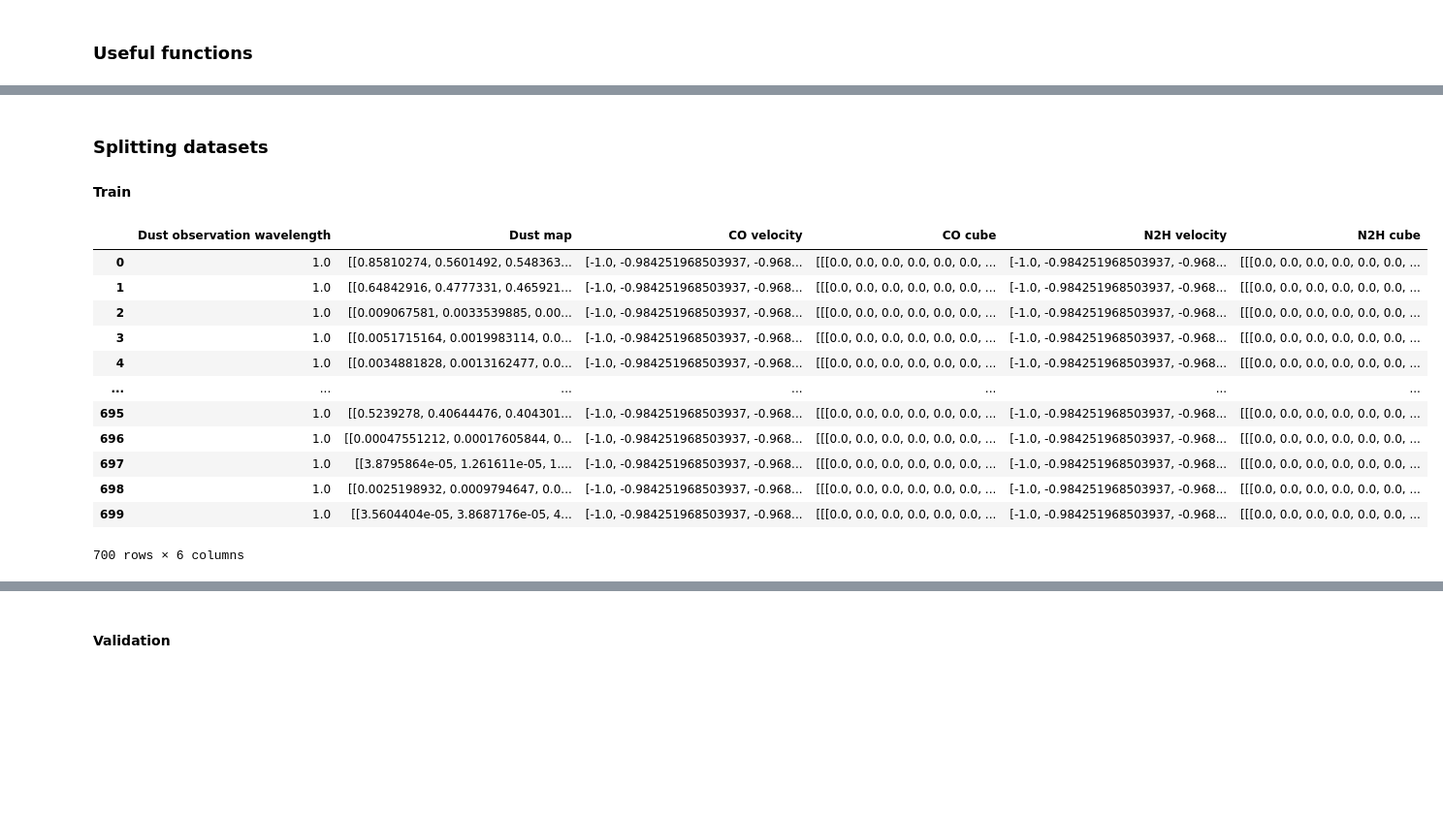
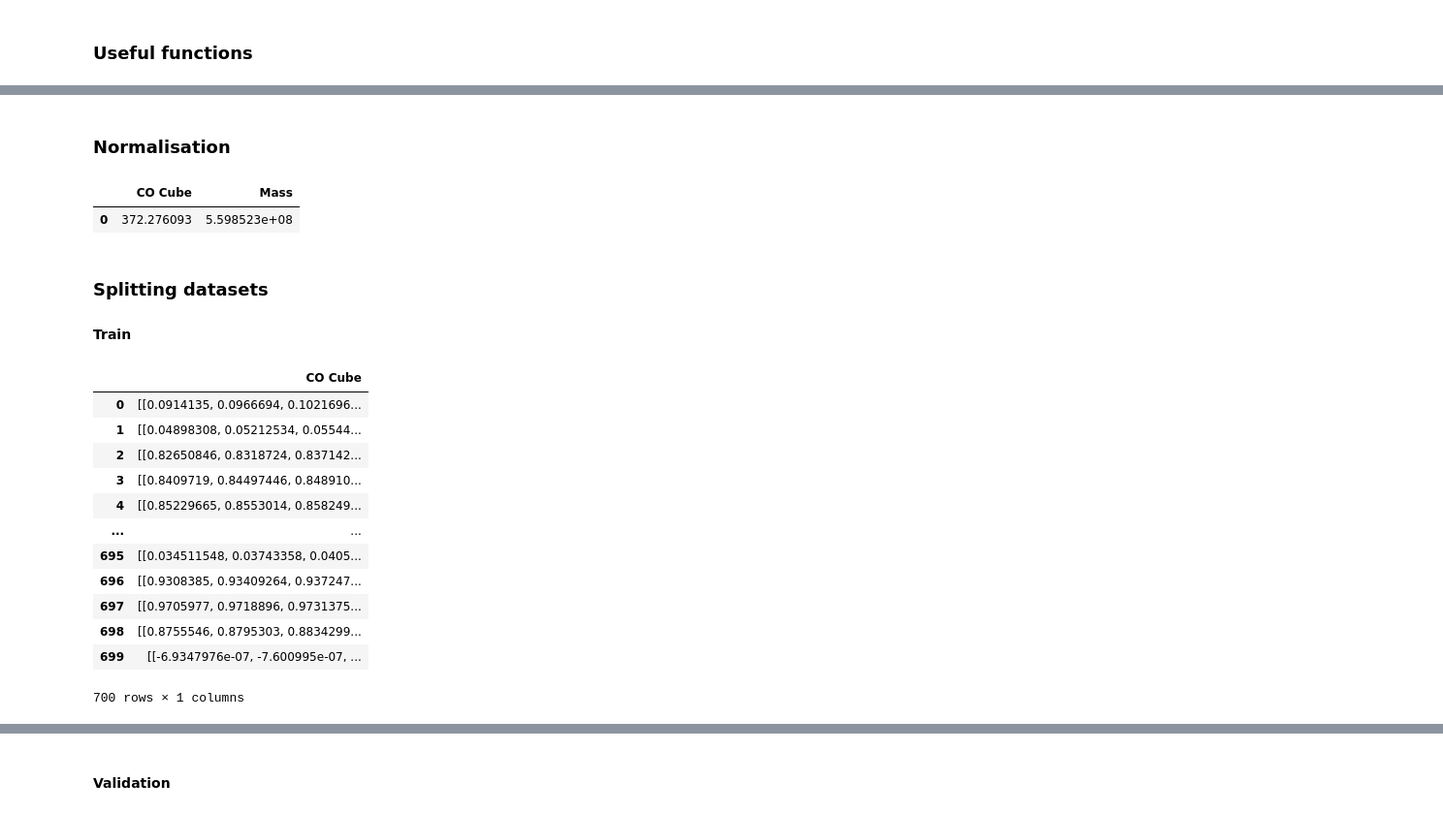
Before and after one commit to LeiRoF/M2-Internship, a Jupyter notebook: Train_Model_Sandbox.ipynb, the cells around one changed output, grey strips where cells are left out. Shown at 97% size. Saved outputs shown, nothing was run; the diff lists cells and outputs as text; code cells hidden in the pictures; blank space fills up the shorter version.

Commit message:
🚧 Revision of mass and dust map computation (WIP)

```diff
--- a/Train_Model_Sandbox.ipynb
+++ b/Train_Model_Sandbox.ipynb
@@ -108,4 +131,5 @@ def load_data() -> tuple[np.ndarray, tuple[np.ndarray, np.ndarray, np.ndarray]]:
     return x, y
 # %%
 x, y = load_data()
+x_labels, y_labels = data_labels(x[0], y[0])
 nb_vectors = len(x)
@@ -164,26 +159,61 @@ print(maximums)
+# %% [markdown]
+### Normalisation
+# %%
+x_maxs = []
+for element in x[0]:
+    x_maxs.append(element.ravel()[0])
+
+y_maxs = []
+for element in y[0]:
+    y_maxs.append(element.ravel()[0])
+
+for vector in x:
+    for i in range(len(vector)):
+        if (value := np.max(np.abs(vector[i]))) > x_maxs[i]:
+            x_maxs[i] = value
+
+for i in range(len(x)):
+    for j in range(len(vector)):
+        x[i][j] /= x_maxs[j]
+
+for vector in y:
+    for i in range(len(vector)):
+        if (value := np.max(np.abs(vector[i]))) > y_maxs[i]:
+            y_maxs[i] = value
+
+for i in range(len(y)):
+    for j in range(len(vector)):
+        y[i][j] /= y_maxs[j]
+
+df = pd.DataFrame(np.matrix(x_maxs + y_maxs))
+df.columns = x_labels + y_labels
+df
+# %% [output]
+|  | CO Cube | Mass |
+| 0 | 372.276093 | 5.598523e+08 |
 # %% [markdown]
 ### Splitting datasets
 #### Train
 # %%
 train_frac = 1 - valid_frac - test_frac
 
 train_x = x[:int(nb_vectors * train_frac)]
 train_y = y[:int(nb_vectors * train_frac)]
 
 df = pd.DataFrame(train_x)
-df.columns = ["Dust observation wavelength", "Dust map", "CO velocity", "CO cube", "N2H velocity", "N2H cube"]
+df.columns = x_labels
 df
 # %% [output]
-|  | Dust observation wavelength | Dust map | CO velocity | CO cube | N2H velocity | N2H cube |
-| 0 | 1.0 | [[0.85810274, 0.5601492, 0.548363... | [-1.0, -0.984251968503937, -0.968... | [[[0.0, 0.0, 0.0, 0.0, 0.0, 0.0, ... | [-1.0, -0.984251968503937, -0.968... | [[[0.0, 0.0, 0.0, 0.0, 0.0, 0.0, ... |
-| 1 | 1.0 | [[0.64842916, 0.4777331, 0.465921... | [-1.0, -0.984251968503937, -0.968... | [[[0.0, 0.0, 0.0, 0.0, 0.0, 0.0, ... | [-1.0, -0.984251968503937, -0.968... | [[[0.0, 0.0, 0.0, 0.0, 0.0, 0.0, ... |
-| 2 | 1.0 | [[0.009067581, 0.0033539885, 0.00... | [-1.0, -0.984251968503937, -0.968... | [[[0.0, 0.0, 0.0, 0.0, 0.0, 0.0, ... | [-1.0, -0.984251968503937, -0.968... | [[[0.0, 0.0, 0.0, 0.0, 0.0, 0.0, ... |
-| 3 | 1.0 | [[0.0051715164, 0.0019983114, 0.0... | [-1.0, -0.984251968503937, -0.968... | [[[0.0, 0.0, 0.0, 0.0, 0.0, 0.0, ... | [-1.0, -0.984251968503937, -0.968... | [[[0.0, 0.0, 0.0, 0.0, 0.0, 0.0, ... |
-| 4 | 1.0 | [[0.0034881828, 0.0013162477, 0.0... | [-1.0, -0.984251968503937, -0.968... | [[[0.0, 0.0, 0.0, 0.0, 0.0, 0.0, ... | [-1.0, -0.984251968503937, -0.968... | [[[0.0, 0.0, 0.0, 0.0, 0.0, 0.0, ... |
-| ... | ... | ... | ... | ... | ... | ... |
-| 695 | 1.0 | [[0.5239278, 0.40644476, 0.404301... | [-1.0, -0.984251968503937, -0.968... | [[[0.0, 0.0, 0.0, 0.0, 0.0, 0.0, ... | [-1.0, -0.984251968503937, -0.968... | [[[0.0, 0.0, 0.0, 0.0, 0.0, 0.0, ... |
-| 696 | 1.0 | [[0.00047551212, 0.00017605844, 0... | [-1.0, -0.984251968503937, -0.968... | [[[0.0, 0.0, 0.0, 0.0, 0.0, 0.0, ... | [-1.0, -0.984251968503937, -0.968... | [[[0.0, 0.0, 0.0, 0.0, 0.0, 0.0, ... |
-| 697 | 1.0 | [[3.8795864e-05, 1.261611e-05, 1.... | [-1.0, -0.984251968503937, -0.968... | [[[0.0, 0.0, 0.0, 0.0, 0.0, 0.0, ... | [-1.0, -0.984251968503937, -0.968... | [[[0.0, 0.0, 0.0, 0.0, 0.0, 0.0, ... |
-| 698 | 1.0 | [[0.0025198932, 0.0009794647, 0.0... | [-1.0, -0.984251968503937, -0.968... | [[[0.0, 0.0, 0.0, 0.0, 0.0, 0.0, ... | [-1.0, -0.984251968503937, -0.968... | [[[0.0, 0.0, 0.0, 0.0, 0.0, 0.0, ... |
-| 699 | 1.0 | [[3.5604404e-05, 3.8687176e-05, 4... | [-1.0, -0.984251968503937, -0.968... | [[[0.0, 0.0, 0.0, 0.0, 0.0, 0.0, ... | [-1.0, -0.984251968503937, -0.968... | [[[0.0, 0.0, 0.0, 0.0, 0.0, 0.0, ... |
+|  | CO Cube |
+| 0 | [[0.0914135, 0.0966694, 0.1021696... |
+| 1 | [[0.04898308, 0.05212534, 0.05544... |
+| 2 | [[0.82650846, 0.8318724, 0.837142... |
+| 3 | [[0.8409719, 0.84497446, 0.848910... |
+| 4 | [[0.85229665, 0.8553014, 0.858249... |
+| ... | ... |
+| 695 | [[0.034511548, 0.03743358, 0.0405... |
+| 696 | [[0.9308385, 0.93409264, 0.937247... |
+| 697 | [[0.9705977, 0.9718896, 0.9731375... |
+| 698 | [[0.8755546, 0.8795303, 0.8834299... |
+| 699 | [[-6.9347976e-07, -7.600995e-07, ... |
-700 rows × 6 columns
+700 rows × 1 columns
```
Also changed, not shown: parts of 26 cells of this notebook, 19 other files.
